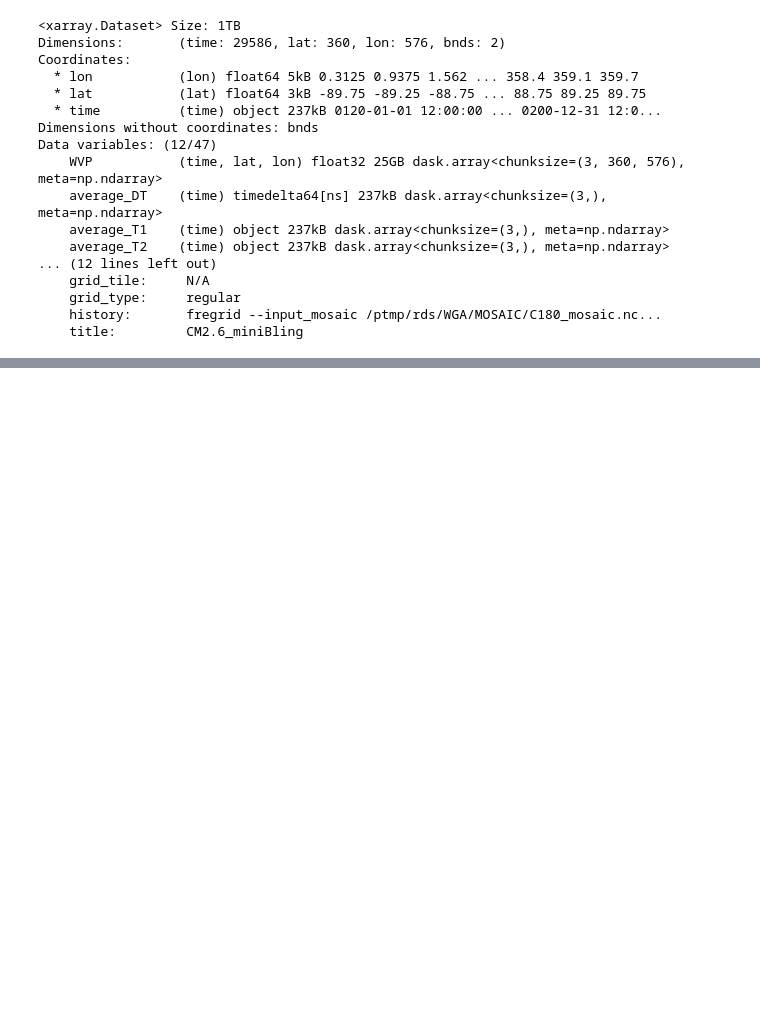
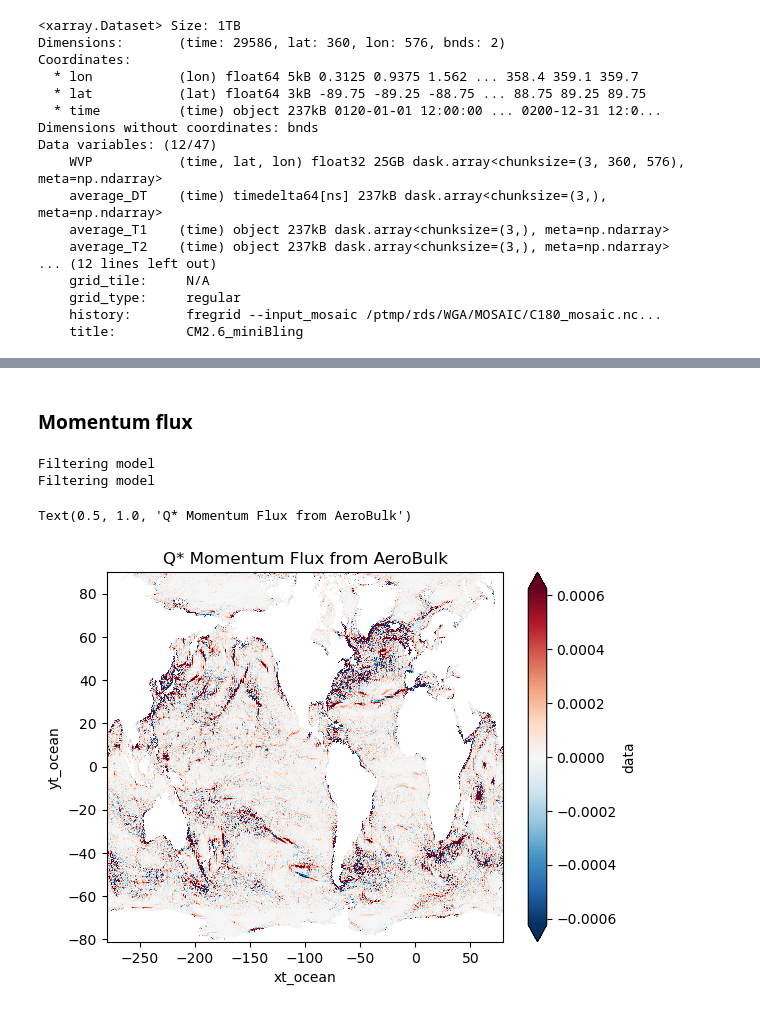
Before and after one commit to ocean-transport/air-sea-ML, a Jupyter notebook: fluxComparisonWithGCM.ipynb, the cells around one changed output, grey strips where cells are left out. Saved outputs shown, nothing was run; the diff lists cells and outputs as text; code cells hidden in the pictures; blank space fills up the shorter version.

```diff
--- a/fluxComparisonWithGCM.ipynb
+++ b/fluxComparisonWithGCM.ipynb
@@ -293,0 +425,27 @@ Attributes:
+# %% [markdown]
+### Momentum flux
+# %%
+momfluxHR = np.sqrt( (taux ** 2 + tauy ** 2) )
+momfluxHR_DS = momfluxHR.to_dataset(name='data')
+
+print("Filtering model")
+momfluxHR_smooth = filter_inputs_dataset(momfluxHR_DS, ['yt_ocean', 'xt_ocean'], filter_scale=4, filter_type='taper')
+momfluxHR_smooth_DA = momfluxHR_smooth['data']
+
+momfluxLR = np.sqrt( (taux_LR ** 2 + tauy_LR ** 2) )
+momfluxLR_DS = momfluxLR.to_dataset(name='data')
+
+print("Filtering model")
+momfluxLR_smooth = filter_inputs_dataset(momfluxLR_DS, ['yt_ocean', 'xt_ocean'], filter_scale=4, filter_type='taper')
+momfluxLR_smooth_DA = momfluxLR_smooth['data']
+
+Mcbar = momfluxLR_smooth_DA
+Mbar = momfluxHR_smooth_DA
+Mbar_star = Mbar - Mcbar
+Mbar_star.isel(time=0).plot(robust=True)
+plt.title('Q* Momentum Flux from AeroBulk')
+# %% [output]
+Filtering model
+Filtering model
+Text(0.5, 1.0, 'Q* Momentum Flux from AeroBulk')
+[figure, added]
```
Also changed, not shown: parts of 26 cells of this notebook.
